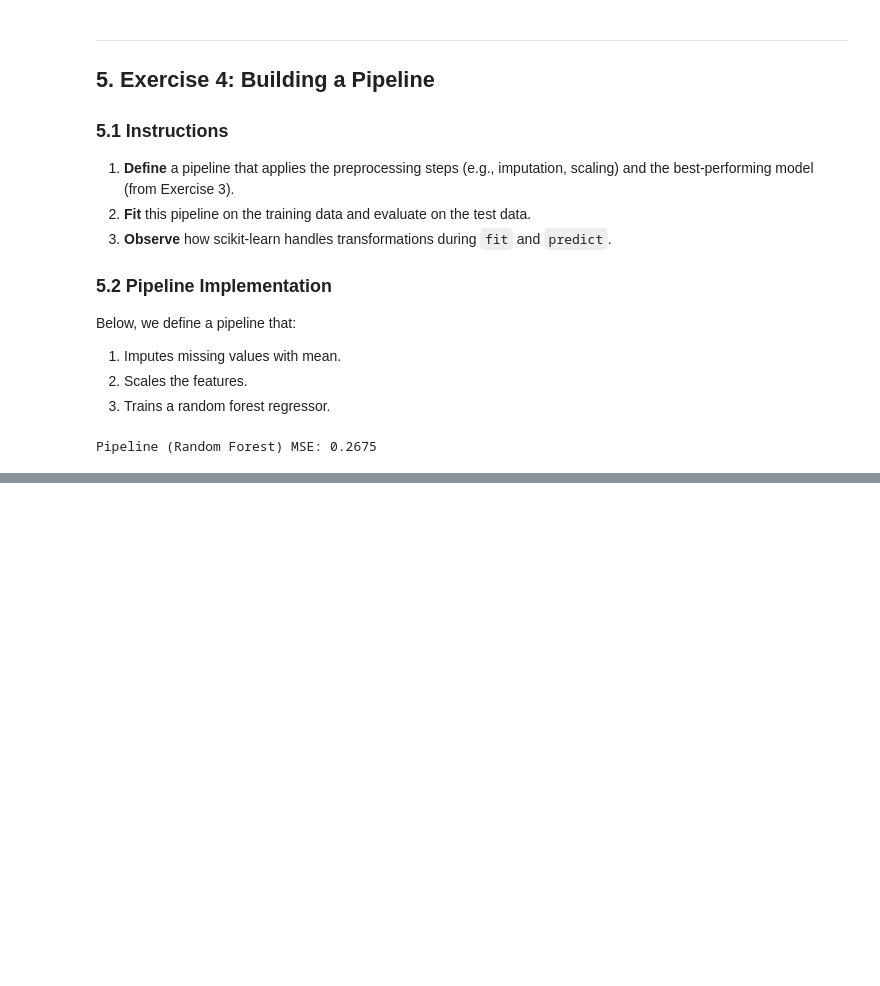
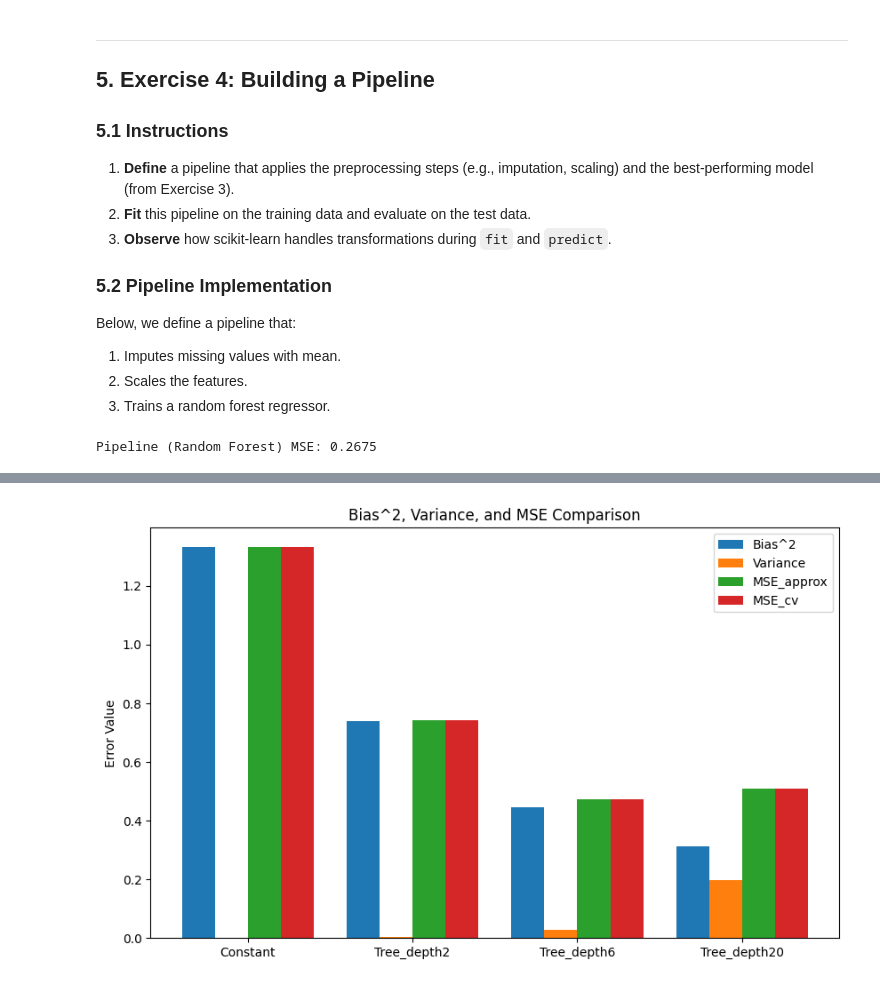
Before and after one commit to ULB-MachineLearningGroup/INFO-F422, a Jupyter notebook: Practicals/03.ipynb, the cells around one changed output, grey strips where cells are left out. Cells and saved outputs as stored; diff of their text form; code cells hidden in the pictures; blank space fills up the shorter version.

Commit message:
Practical 3 finished with additional exercise on bias-variance decomposition

```diff
--- a/Practicals/03.ipynb
+++ b/Practicals/03.ipynb
@@ -667,0 +764,18 @@ Pipeline (Random Forest) MSE: 0.2675
+# %%
+# Imports and Data Loading
+
+import numpy as np
+import matplotlib.pyplot as plt
+
+from sklearn.datasets import fetch_california_housing
+from sklearn.model_selection import RepeatedKFold
+from sklearn.tree import DecisionTreeRegressor
+from sklearn.base import BaseEstimator, RegressorMixin
+
+# Load California Housing dataset
+data = fetch_california_housing()
+X = data.data
+y = data.target
+
+print("Data shape:", X.shape)
+print("Labels shape:", y.shape)
@@ -667,0 +944,38 @@ Pipeline (Random Forest) MSE: 0.2675
+# %%
+#@title **5. Plotting the Results**
+
+import pandas as pd
+
+# We'll create a DataFrame to facilitate plotting
+model_names = list(results.keys())
+biases = [results[m]["Bias^2"] for m in model_names]
+vars_ = [results[m]["Variance"] for m in model_names]
+mse_approx = [results[m]["MSE_approx"] for m in model_names]
+mse_cv = [results[m]["MSE_cv"] for m in model_names]
+
+df_plot = pd.DataFrame({
+    "Model": model_names,
+    "Bias^2": biases,
+    "Variance": vars_,
+    "MSE (Bias^2+Var)": mse_approx,
+    "MISE-KFold": mse_cv
+})
+
+# Plot side by side
+fig, ax = plt.subplots(figsize=(10,6))
+width = 0.2
+x = np.arange(len(model_names))
+
+ax.bar(x - 1.5*width, df_plot["Bias^2"], width, label="Bias^2")
+ax.bar(x - 0.5*width, df_plot["Variance"], width, label="Variance")
+ax.bar(x + 0.5*width, df_plot["MSE (Bias^2+Var)"], width, label="MSE_approx")
+ax.bar(x + 1.5*width, df_plot["MISE-KFold"], width, label="MSE_cv")
+
+ax.set_xticks(x)
+ax.set_xticklabels(model_names)
+ax.set_ylabel("Error Value")
+ax.set_title("Bias^2, Variance, and MSE Comparison")
+ax.legend()
+plt.show()
+# %% [output]
+[figure, added]
```
Also changed, not shown: parts of 6 cells of this notebook, 2 other files.
